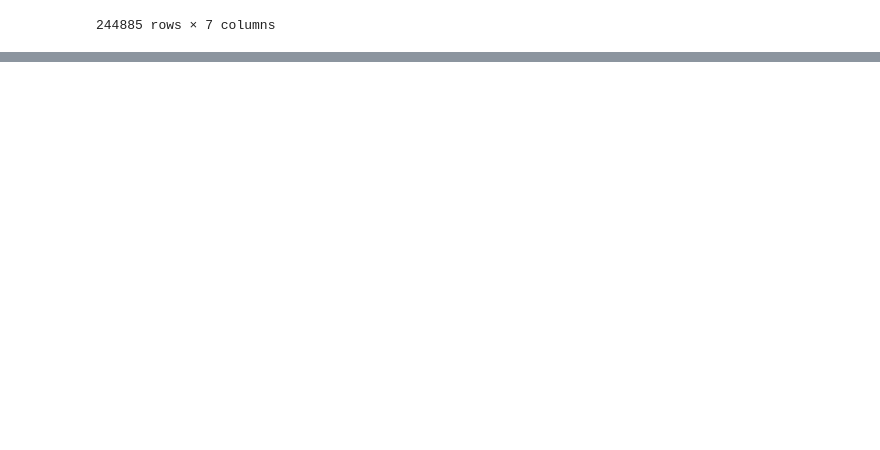
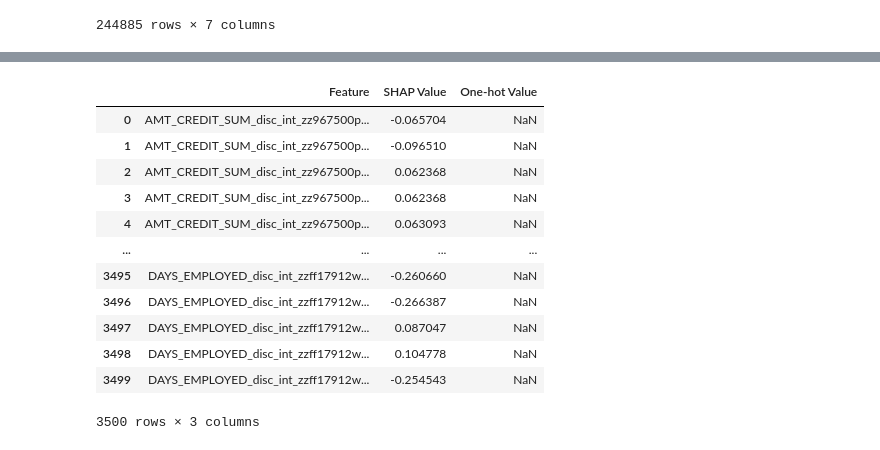
Before and after one commit to SamuelBaheux/Challenge_Nexialog, a Jupyter notebook: a.ipynb, the cells around one changed output, grey strips where cells are left out. Cells and saved outputs as stored; diff of their text form; code cells hidden in the pictures; blank space fills up the shorter version.

Commit message:
add shap plot

```diff
--- a/a.ipynb
+++ b/a.ipynb
@@ -128,0 +225,16 @@ fig.show()
+# %%
+melted_df
+# %% [output]
+|  | Feature | SHAP Value | One-hot Value |
+| 0 | AMT_CREDIT_SUM_disc_int_zz967500p... | -0.065704 | NaN |
+| 1 | AMT_CREDIT_SUM_disc_int_zz967500p... | -0.096510 | NaN |
+| 2 | AMT_CREDIT_SUM_disc_int_zz967500p... | 0.062368 | NaN |
+| 3 | AMT_CREDIT_SUM_disc_int_zz967500p... | 0.062368 | NaN |
+| 4 | AMT_CREDIT_SUM_disc_int_zz967500p... | 0.063093 | NaN |
+| ... | ... | ... | ... |
+| 3495 | DAYS_EMPLOYED_disc_int_zzff17912w... | -0.260660 | NaN |
+| 3496 | DAYS_EMPLOYED_disc_int_zzff17912w... | -0.266387 | NaN |
+| 3497 | DAYS_EMPLOYED_disc_int_zzff17912w... | 0.087047 | NaN |
+| 3498 | DAYS_EMPLOYED_disc_int_zzff17912w... | 0.104778 | NaN |
+| 3499 | DAYS_EMPLOYED_disc_int_zzff17912w... | -0.254543 | NaN |
+3500 rows × 3 columns
```
Also changed, not shown: parts of 9 cells of this notebook, 2 other files.
